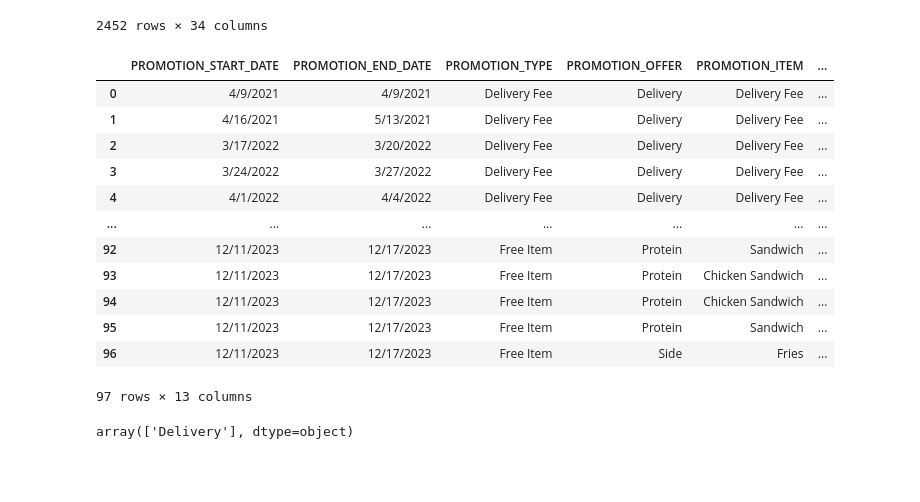
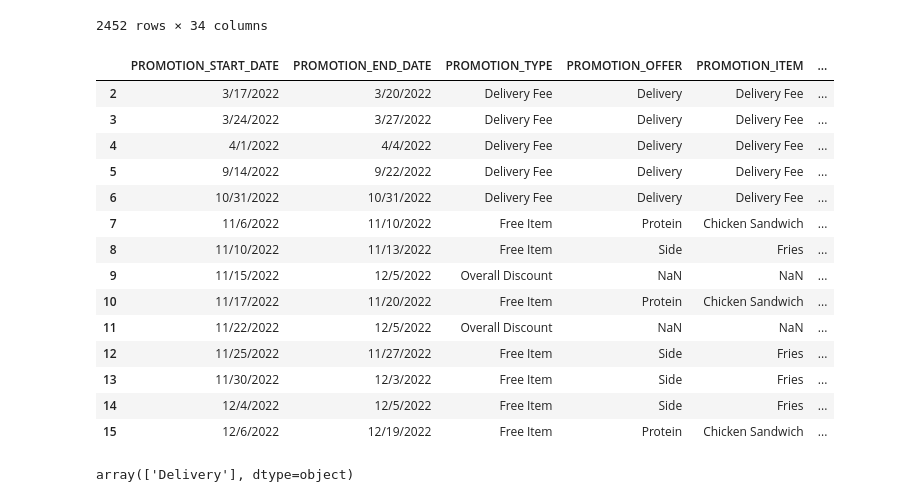
Before and after one commit to RocketFuel810/Predictive-Pioneers, a Jupyter notebook: Trilytics/PredictivePioneers.ipynb, the cells around one changed output. Drawn from its saved outputs; the diff is of its cells as text; code cells hidden in the pictures; blank space fills up the shorter version.

```diff
--- a/Trilytics/PredictivePioneers.ipynb
+++ b/Trilytics/PredictivePioneers.ipynb
@@ -119,21 +137,26 @@ stores
 # %%
 pro = pd.read_csv('promotions.csv')
 # %%
-pro
+from datetime import datetime
+format='%m/%d/%Y'
+pro['PROMOTION_START_YEAR'] = pro['PROMOTION_START_DATE'].apply(lambda x: datetime.strptime(x,format).year)
+pro[pro['PROMOTION_START_YEAR']==2022]
 # %% [output]
 |  | PROMOTION_START_DATE | PROMOTION_END_DATE | PROMOTION_TYPE | PROMOTION_OFFER | PROMOTION_ITEM | ... |
-| 0 | 4/9/2021 | 4/9/2021 | Delivery Fee | Delivery | Delivery Fee | ... |
-| 1 | 4/16/2021 | 5/13/2021 | Delivery Fee | Delivery | Delivery Fee | ... |
 | 2 | 3/17/2022 | 3/20/2022 | Delivery Fee | Delivery | Delivery Fee | ... |
 | 3 | 3/24/2022 | 3/27/2022 | Delivery Fee | Delivery | Delivery Fee | ... |
 | 4 | 4/1/2022 | 4/4/2022 | Delivery Fee | Delivery | Delivery Fee | ... |
-| ... | ... | ... | ... | ... | ... | ... |
-| 92 | 12/11/2023 | 12/17/2023 | Free Item | Protein | Sandwich | ... |
-| 93 | 12/11/2023 | 12/17/2023 | Free Item | Protein | Chicken Sandwich | ... |
-| 94 | 12/11/2023 | 12/17/2023 | Free Item | Protein | Chicken Sandwich | ... |
-| 95 | 12/11/2023 | 12/17/2023 | Free Item | Protein | Sandwich | ... |
-| 96 | 12/11/2023 | 12/17/2023 | Free Item | Side | Fries | ... |
+| 5 | 9/14/2022 | 9/22/2022 | Delivery Fee | Delivery | Delivery Fee | ... |
+| 6 | 10/31/2022 | 10/31/2022 | Delivery Fee | Delivery | Delivery Fee | ... |
+| 7 | 11/6/2022 | 11/10/2022 | Free Item | Protein | Chicken Sandwich | ... |
+| 8 | 11/10/2022 | 11/13/2022 | Free Item | Side | Fries | ... |
+| 9 | 11/15/2022 | 12/5/2022 | Overall Discount | NaN | NaN | ... |
+| 10 | 11/17/2022 | 11/20/2022 | Free Item | Protein | Chicken Sandwich | ... |
+| 11 | 11/22/2022 | 12/5/2022 | Overall Discount | NaN | NaN | ... |
+| 12 | 11/25/2022 | 11/27/2022 | Free Item | Side | Fries | ... |
+| 13 | 11/30/2022 | 12/3/2022 | Free Item | Side | Fries | ... |
+| 14 | 12/4/2022 | 12/5/2022 | Free Item | Side | Fries | ... |
+| 15 | 12/6/2022 | 12/19/2022 | Free Item | Protein | Chicken Sandwich | ... |
-97 rows × 13 columns
 # %%
 pro['PROMOTION_CHANNEL'].unique()
 # %% [output]
```
Also changed, not shown: parts of 13 cells of this notebook.
